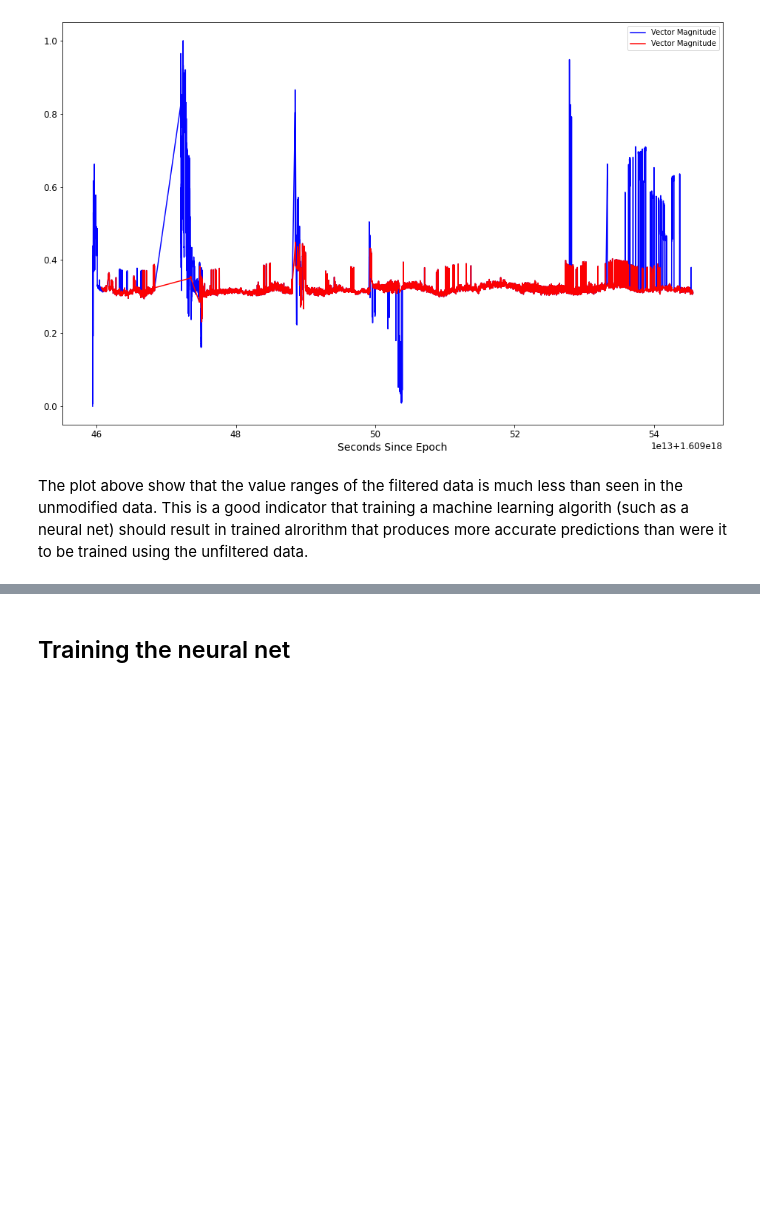
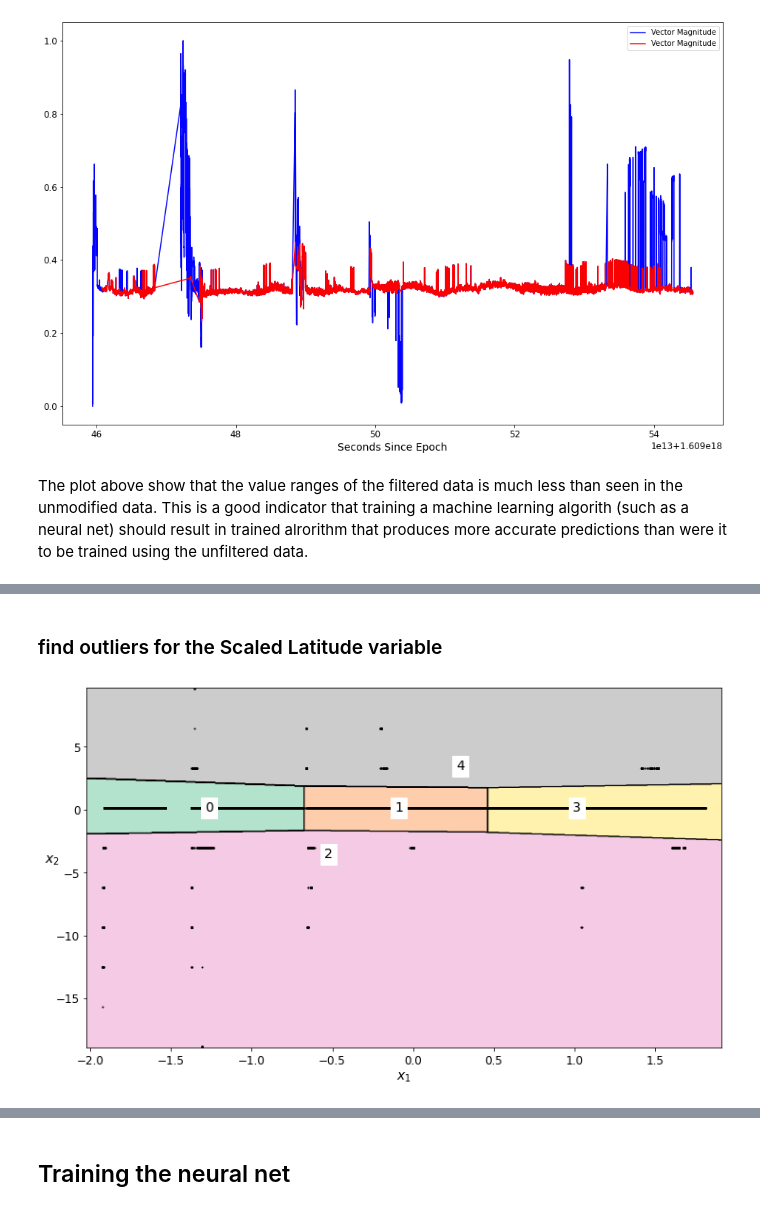
Before and after one commit to mdye/TZVOLCANO_machine_learning, a Jupyter notebook: MD_01_TZVOLCANO_Gaussian_Mixtures_Anomaly_Detection.ipynb, the cells around one changed output, grey strips where cells are left out. Saved outputs shown, nothing was run; the diff lists cells and outputs as text; code cells hidden in the pictures; blank space fills up the shorter version.

```diff
--- a/MD_01_TZVOLCANO_Gaussian_Mixtures_Anomaly_Detection.ipynb
+++ b/MD_01_TZVOLCANO_Gaussian_Mixtures_Anomaly_Detection.ipynb
@@ -474,0 +499,20 @@ The plot above show that the value ranges of the filtered data is much less than
+# %% [markdown]
+### find outliers for the Scaled Latitude variable
+# %%
+# Generate a Kmeans cluster
+field_to_analyze = 'Scaled Latitude'
+number_of_clusters = 5
+
+# Impute and scale the data
+scaled_latitude_kmeans_imputed_data = transform_data_for_kmeans(scaled_data, field_to_analyze)
+
+# Train the Kmeans model
+scaled_latitude_kmeans = KMeans(n_clusters=number_of_clusters, random_state=42)
+
+scaled_latitude_cluster_labels = scaled_latitude_kmeans.fit_predict(scaled_latitude_kmeans_imputed_data)
+
+# Plot the decision boundaries
+plt.figure(figsize=(12, 7))
+plot_decision_boundaries(scaled_latitude_kmeans, scaled_latitude_kmeans_imputed_data)
+# %% [output]
+[figure, added]
```
Also changed, not shown: parts of 47 cells of this notebook.
